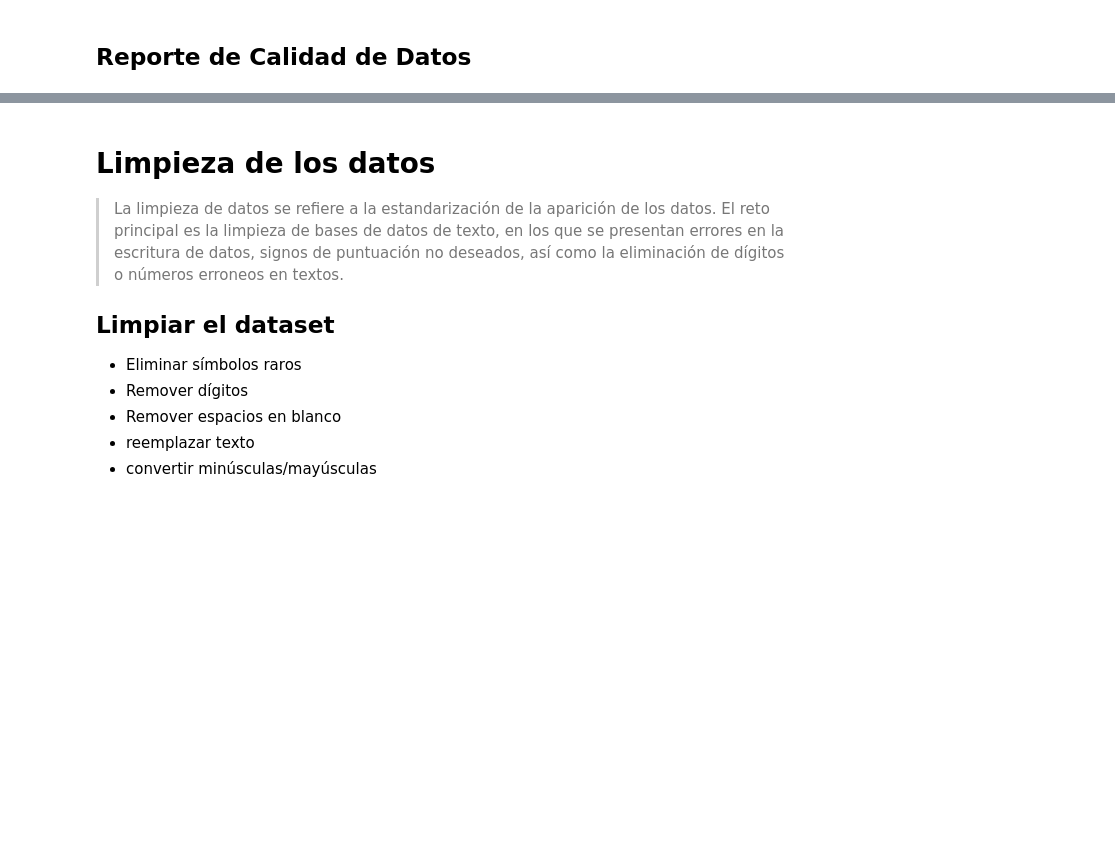
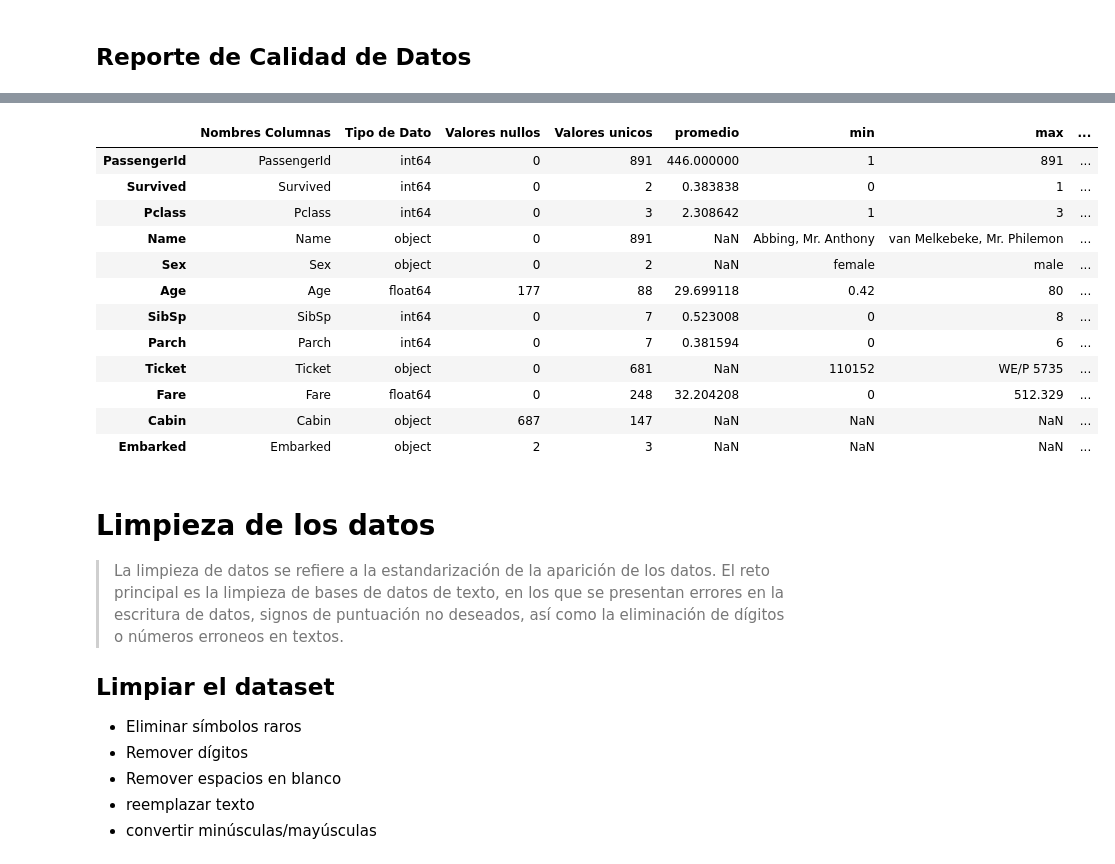
Before and after one commit to gdesirena/Aprendizaje_Automatico_Avanzado, a Jupyter notebook: Introducción/Notebooks_Clase/03_Preprocesamiento y Exploración de Datos.ipynb, the cells around one changed output, grey strips where cells are left out. Saved outputs shown, nothing was run; the diff lists cells and outputs as text; code cells hidden in the pictures; blank space fills up the shorter version.

```diff
--- a/Introducción/Notebooks_Clase/03_Preprocesamiento y Exploración de Datos.ipynb
+++ b/Introducción/Notebooks_Clase/03_Preprocesamiento y Exploración de Datos.ipynb
@@ -462,3 +834,19 @@ Lo ideal es que tengamos un objetivo que nos hayan *“adjuntado”* con los dat
+# %%
+eda.dqr(titanic_df)
+# %% [output]
+|  | Nombres Columnas | Tipo de Dato | Valores nullos | Valores unicos | promedio | min | max | ... |
+| PassengerId | PassengerId | int64 | 0 | 891 | 446.000000 | 1 | 891 | ... |
+| Survived | Survived | int64 | 0 | 2 | 0.383838 | 0 | 1 | ... |
+| Pclass | Pclass | int64 | 0 | 3 | 2.308642 | 1 | 3 | ... |
+| Name | Name | object | 0 | 891 | NaN | Abbing, Mr. Anthony | van Melkebeke, Mr. Philemon | ... |
+| Sex | Sex | object | 0 | 2 | NaN | female | male | ... |
+| Age | Age | float64 | 177 | 88 | 29.699118 | 0.42 | 80 | ... |
+| SibSp | SibSp | int64 | 0 | 7 | 0.523008 | 0 | 8 | ... |
+| Parch | Parch | int64 | 0 | 7 | 0.381594 | 0 | 6 | ... |
+| Ticket | Ticket | object | 0 | 681 | NaN | 110152 | WE/P 5735 | ... |
+| Fare | Fare | float64 | 0 | 248 | 32.204208 | 0 | 512.329 | ... |
+| Cabin | Cabin | object | 687 | 147 | NaN | NaN | NaN | ... |
+| Embarked | Embarked | object | 2 | 3 | NaN | NaN | NaN | ... |
 # %% [markdown]
 # Limpieza de los datos
 
```
Also changed, not shown: parts of 59 cells of this notebook, 24 other files.
